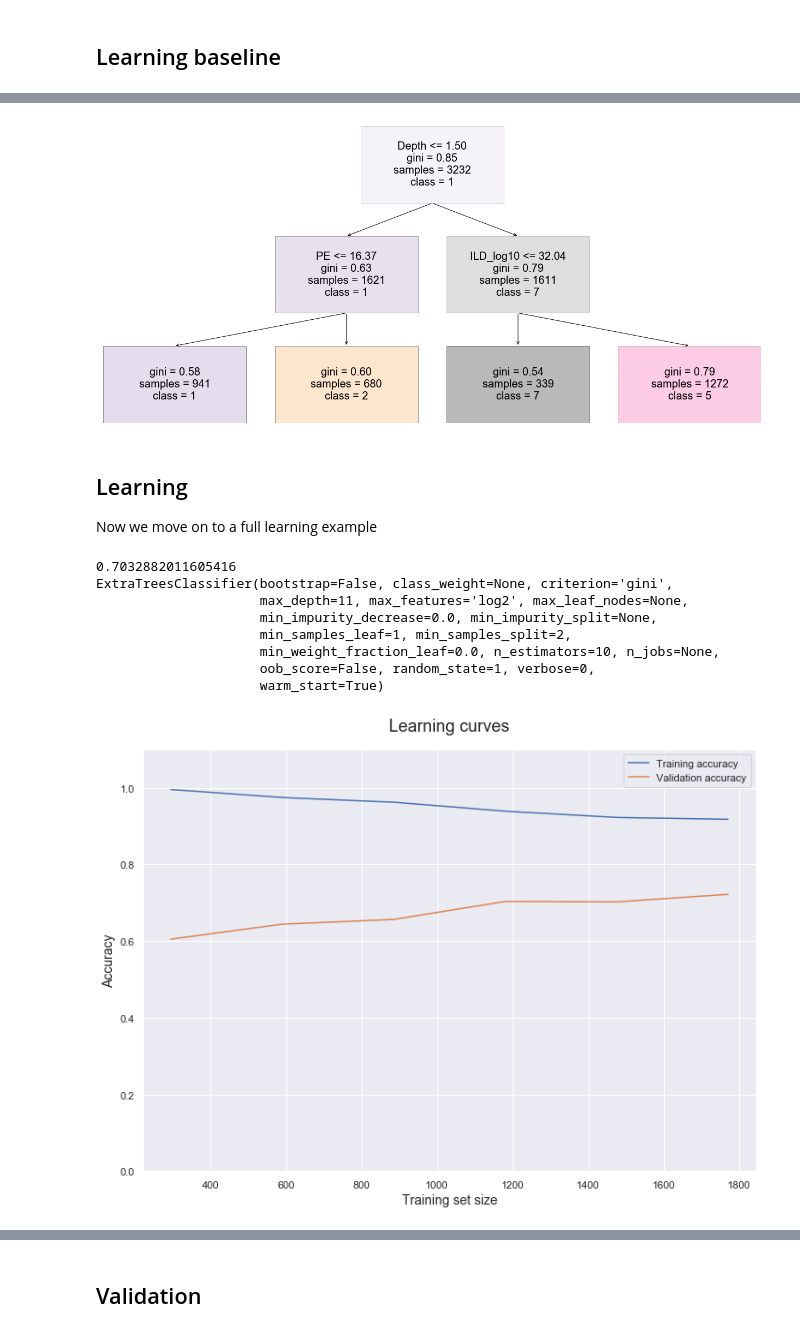
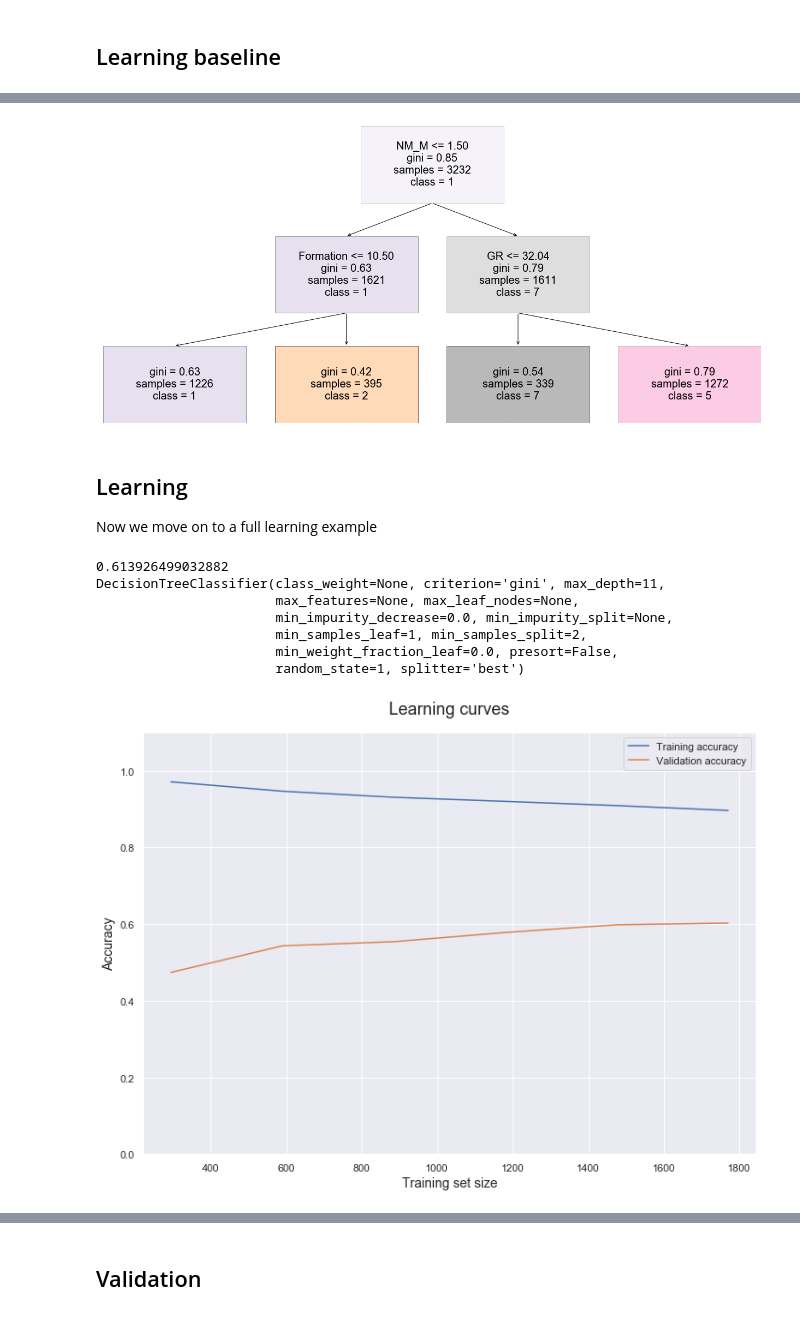
Before and after one commit to nshea3/SEG_Facies_Classification, a Jupyter notebook: welllogs.ipynb, the cells around one changed output, grey strips where cells are left out. Saved outputs shown, nothing was run; the diff lists cells and outputs as text; code cells hidden in the pictures.

```diff
--- a/welllogs.ipynb
+++ b/welllogs.ipynb
@@ -45,7 +58,10 @@ well_log.describe()
 # %%
 import seaborn as sns
 
-data_columns = [label for label in list(well_log.columns) if label not in ('Formation', 'Well Name','Facies', 'Depth', 'NM_M', 'RELPOS')]
-sns.pairplot(well_log, hue = 'Facies', vars = data_columns, diag_kind = 'kde', plot_kws = {'s':10})
+data_columns = [label for label in list(well_log.columns) if label not in ('Well Name','Facies')]
+
+plot_columns = [label for label in list(well_log.columns) if label not in ('Formation', 'Well Name','Facies', 'Depth')]
+
+sns.pairplot(well_log, hue = 'Facies', vars = plot_columns, diag_kind = 'kde', plot_kws = {'s':10})
 # %% [output]
 <seaborn.axisgrid.PairGrid at 0x...>
@@ -87,10 +99,22 @@ from sklearn.datasets import load_iris
 from sklearn.tree import DecisionTreeClassifier
 from dtreeplt import dtreeplt
 
+from sklearn.tree import DecisionTreeClassifier
+
+X = well_log[data_columns]
+Y = well_log['Facies']
+
+le = preprocessing.LabelEncoder()
+le.fit(well_log['Formation'])
+print(le.transform(well_log['Formation']))
+
+model = DecisionTreeClassifier(max_depth=1)
+dt_fit = model.fit(X,Y)
+
 dtree = dtreeplt(
     filled=True,
     model=model,
-    feature_names=['GR', 'ILD_log10', 'DeltaPHI', 'PHIND', 'PE', 'RELPOS'],
+    feature_names=data_columns,
     target_names=list(range(9)),
     disp_values=False
 )
@@ -111,9 +144,6 @@ sns.pairplot(X_scaled_df, hue = 'Facies', vars = data_columns, diag_kind = 'kde'
 # %%
 from sklearn.tree import DecisionTreeClassifier
 from dtreeplt import dtreeplt
-
-X = well_log.drop(['Facies', 'Well Name', 'Formation'], axis=1)
-Y = well_log['Facies']
 
 model = DecisionTreeClassifier(max_depth=2)
 dt_fit = model.fit(X,Y)
@@ -121,14 +151,14 @@ dt_fit = model.fit(X,Y)
 dtree = dtreeplt(
     filled=True,
     model=model,
-    feature_names=['GR', 'ILD_log10', 'DeltaPHI', 'PHIND', 'PE', 'RELPOS', 'Depth', 'NM_M'],
+    feature_names=data_columns,
     target_names=list(range(9)),
     disp_values=False
 )
 
 fig = dtree.view()
 # %% [output]
-[figure, old version]
+[figure, new version]
 # %% [markdown]
 ## Learning <a name="learning">
 
@@ -136,7 +166,7 @@ Now we move on to a full learning example
 # %%
 from sklearn.model_selection import train_test_split
 
-X_train, X_test, y_train, y_test = train_test_split(X, Y, test_size=0.2, random_state=1)
+X_train, X_test, y_train, y_test = train_test_split(X, Y, test_size=0.1, random_state=1)
 # %%
 """
 This is the ExtraTreesClassifier
@@ -145,6 +175,10 @@ This is the ExtraTreesClassifier
 from sklearn.ensemble import ExtraTreesClassifier
 from sklearn import model_selection
 from sklearn.model_selection import learning_curve
+
+from joblib import Memory
+location = './cachedir'
+memory = Memory(location, verbose=0)
 
 train_sizes = list(range(295,2065,295))
 
@@ -155,44 +189,42 @@ def tv_scores_mean(estimator, X, y, train_sizes, scoring='accuracy', shuffle=Tru
     train_scores_mean = train_scores.mean(axis = 1)
     validation_scores_mean = validation_scores.mean(axis = 1)
     return train_sizes, train_scores_mean, validation_scores_mean
 
 def plot_learning_curve(train_sizes, train_scores_mean, validation_scores_mean):
     plt.plot(train_sizes, train_scores_mean, label = 'Training accuracy')
     plt.plot(train_sizes, validation_scores_mean, label = 'Validation accuracy')
     plt.ylabel('Accuracy', fontsize = 14)
     plt.xlabel('Training set size', fontsize = 14)
     plt.title('Learning curves', fontsize = 18, y = 1.03)
     plt.legend()
     plt.ylim(0,1.1)
 
 def randomizedsearch_helper(grid, estimator, X, y):
     gridsearch = model_selection.RandomizedSearchCV(estimator = estimator, param_distributions=grid)
     gridsearch.fit(X,y)
     return (gridsearch.best_estimator_, gridsearch.best_score_, gridsearch.best_params_)
 
 def model_helper(grid, classifier, X, y, randomsearch = True):
     if randomsearch:
         est, acc, param = randomizedsearch_helper(grid, classifier, X, y)
     else:
         est, acc, param = gridsearch_helper(grid, classifier, X, y)
     est.fit(X_train,y_train)
     print(acc)
     print(est)
     return (est, acc, param)
 
-etc_grid = {'n_estimators' : range(5,20,5), 'max_depth' : range(3,13),
-            'max_features':["auto","log2",None], 'warm_start':[True, False]}
-result = model_helper(etc_grid, ExtraTreesClassifier(random_state=1), X_train, y_train)
-etc_est = result[0]
+cart_grid = {'max_depth' : range(3,30)}
+result = model_helper(cart_grid, DecisionTreeClassifier(random_state=1), X_train, y_train)
+cart_est = result[0]
 
-plot_learning_curve(*tv_scores_mean(etc_est,X_train,y_train,train_sizes))
+plot_learning_curve(*tv_scores_mean(cart_est,X_train,y_train,train_sizes))
 # %% [output]
-0.7032882011605416
-ExtraTreesClassifier(bootstrap=False, class_weight=None, criterion='gini',
-                     max_depth=11, max_features='log2', max_leaf_nodes=None,
-                     min_impurity_decrease=0.0, min_impurity_split=None,
-                     min_samples_leaf=1, min_samples_split=2,
-                     min_weight_fraction_leaf=0.0, n_estimators=10, n_jobs=None,
-                     oob_score=False, random_state=1, verbose=0,
-                     warm_start=True)
+0.613926499032882
+DecisionTreeClassifier(class_weight=None, criterion='gini', max_depth=11,
+                       max_features=None, max_leaf_nodes=None,
+                       min_impurity_decrease=0.0, min_impurity_split=None,
+                       min_samples_leaf=1, min_samples_split=2,
+                       min_weight_fraction_leaf=0.0, presort=False,
+                       random_state=1, splitter='best')
-[figure, old version]
+[figure, new version]
```
Also changed, not shown: parts of 26 cells of this notebook.
